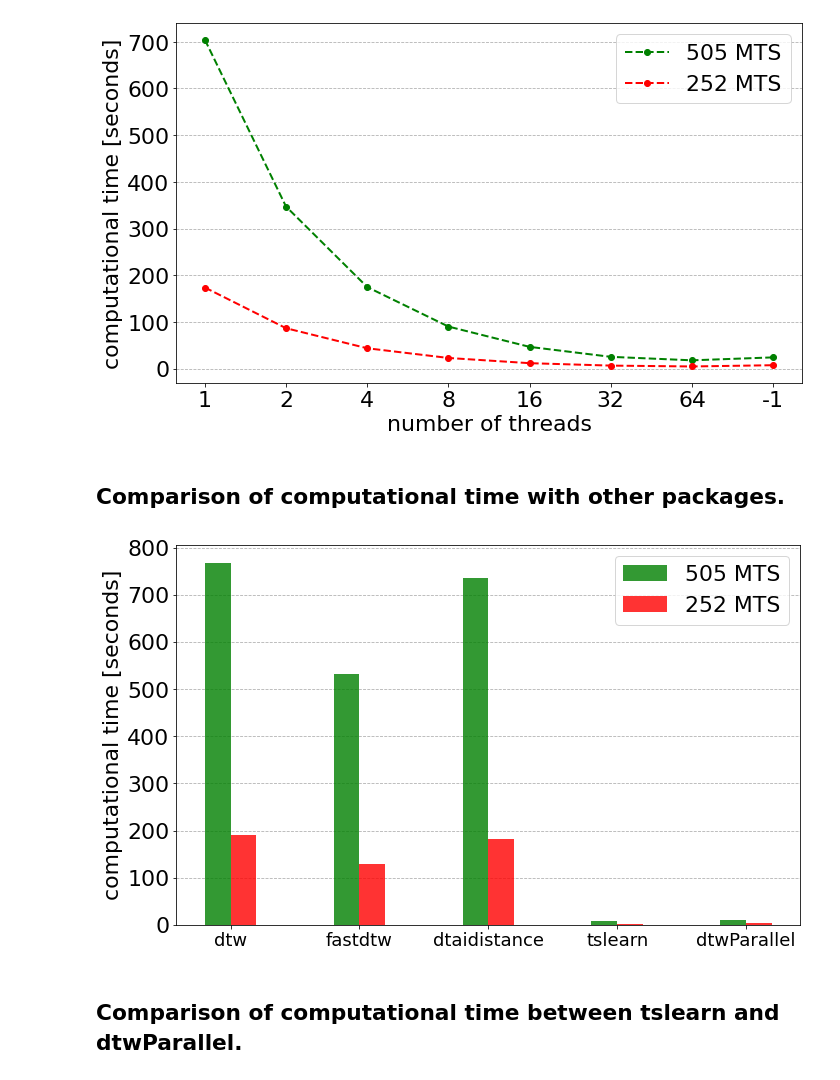
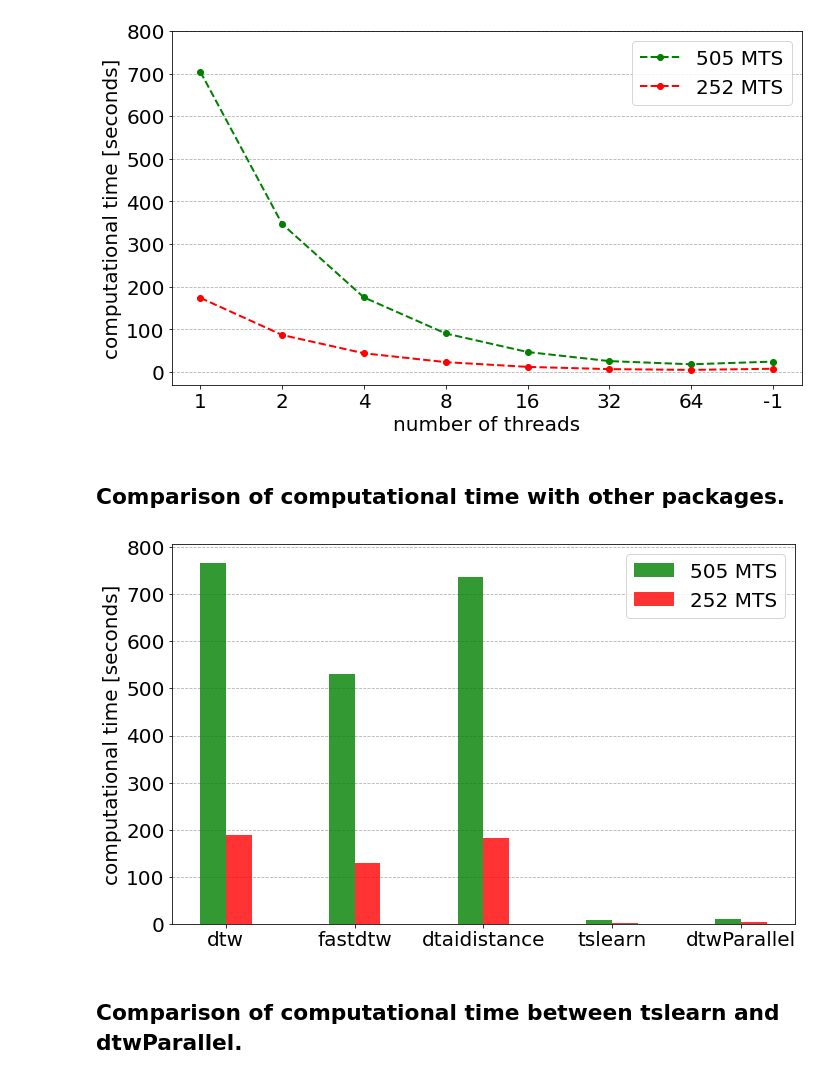
Before and after one commit to oscarescuderoarnanz/dtwParallel, a Jupyter notebook: exampleData/CodeExamples/plot_timeExamples_V2.ipynb, the cells around one changed output. Saved outputs shown, nothing was run; the diff lists cells and outputs as text; code cells hidden in the pictures.

```diff
--- a/exampleData/CodeExamples/plot_timeExamples_V2.ipynb
+++ b/exampleData/CodeExamples/plot_timeExamples_V2.ipynb
@@ -41,41 +41,41 @@ for index in range(len(n_threads)):
     a[0] = a[0][1:]
     if index == len(n_threads)-1:
         a=a[:-1]
     a = [float(i) for i in a]
     dicc[n_threads[index]] = a
 
 values_256 = []
 
 ymin = []
 ymax = []
 
 keys = n_threads
 for i in range(len(keys)):
     ymin.append(np.min(dicc[keys[i]]))
     ymax.append(np.max(dicc[keys[i]]))
     values_256.append(np.mean(dicc[keys[i]]))
 
 fig, axis = plt.subplots(1,1,figsize=(10,6))
 
 axis.plot(values_505,'go--',linewidth=2,alpha=1, label="505 MTS")
 axis.plot(values_256,'ro--',linewidth=2,alpha=1, label="252 MTS")
 
 
 # plt.fill_between(np.arange(len(n_threads)), ymin, ymax, alpha=0.2, color='green',label='error band')
 
 keys_finales = list(map(str, n_threads))
-plt.xticks(np.arange(len(n_threads)), keys_finales, fontsize=22)
-keys_finales_2 = np.arange(0,750,100)
-plt.yticks(keys_finales_2, fontsize=22)
-axis.set_xlabel('number of threads',fontsize=22)
-axis.set_ylabel('computational time [seconds]',fontsize=22)
+plt.xticks(np.arange(len(n_threads)), keys_finales, fontsize=20)
+keys_finales_2 = np.arange(0,850,100)
+plt.yticks(keys_finales_2, fontsize=20)
+axis.set_xlabel('number of threads',fontsize=20)
+axis.set_ylabel('computational time [seconds]',fontsize=20)
 plt.tight_layout()
 axis.yaxis.grid(linestyle = 'dashed')  # grid lines
 axis.set_axisbelow(True)  # grid lines are behind the rest
-plt.legend(fontsize=22)
-plt.savefig("./Figures/dtwParallel_dtw_D.pdf")
+plt.legend(fontsize=20)
+plt.savefig("./Figures/dtwParallel_dtw_D.png")
 # %% [output]
-[figure, old version]
+[figure, new version]
 # %% [markdown]
 ## Comparison of computational time with other packages.
 # %%
@@ -151,18 +151,18 @@ plt.bar(np.arange(numberOfTestPackage), values_505, color='green', width=0.2, al
 plt.bar(np.arange(numberOfTestPackage)+0.2, values_252, color='red', width=0.2, alpha=0.8, label="252 MTS")
 
 keys_finales = ['dtw', 'fastdtw', 'dtaidistance', 'tslearn', 'dtwParallel']
-plt.xticks(np.arange(numberOfTestPackage)+0.1, keys_finales, fontsize=18)
+plt.xticks(np.arange(numberOfTestPackage)+0.1, keys_finales, rotation=0, fontsize=20)
 keys_finales_2 = np.arange(0,850,100)
-plt.yticks(keys_finales_2, fontsize=22)
-axis.set_ylabel('computational time [seconds]',fontsize=22)
+plt.yticks(keys_finales_2, fontsize=20)
+axis.set_ylabel('computational time [seconds]',fontsize=20)
 plt.tight_layout()
 axis.yaxis.grid(linestyle = 'dashed')  # grid lines
 axis.set_axisbelow(True)  # grid lines are behind the rest
-plt.legend(fontsize=22)
+plt.legend(fontsize=20)
 
-plt.savefig("./Figures/comparativeTime.pdf")
+plt.savefig("./Figures/comparativeTime.png")
 # %% [output]
-[figure, old version]
+[figure, new version]
 # %% [markdown]
 ## Comparison of computational time between tslearn and dtwParallel.
 # %%
```
Also changed, not shown: parts of 2 cells of this notebook, 7 other files.
